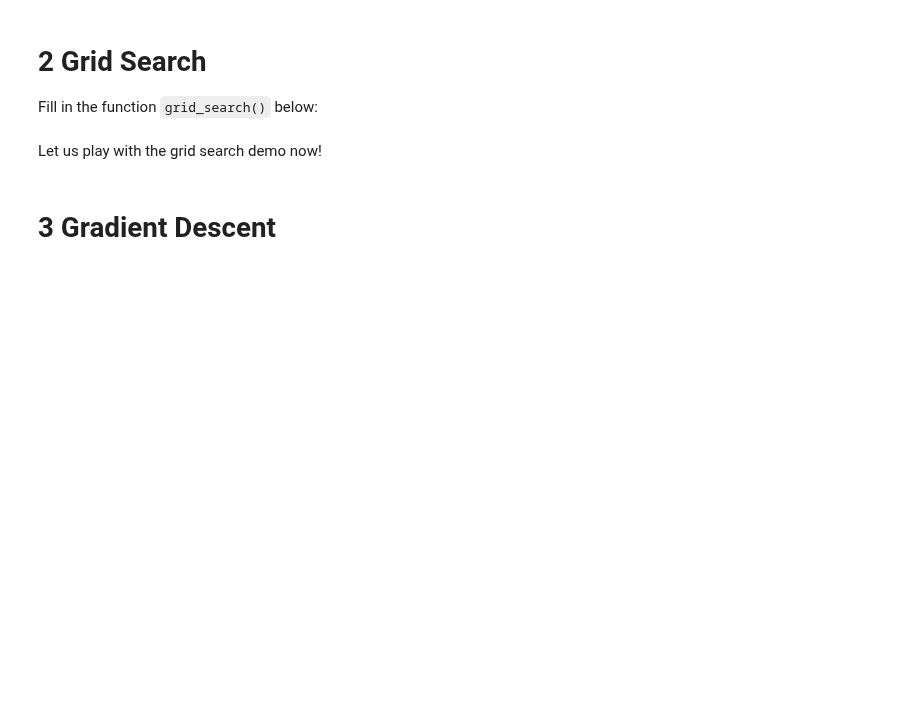
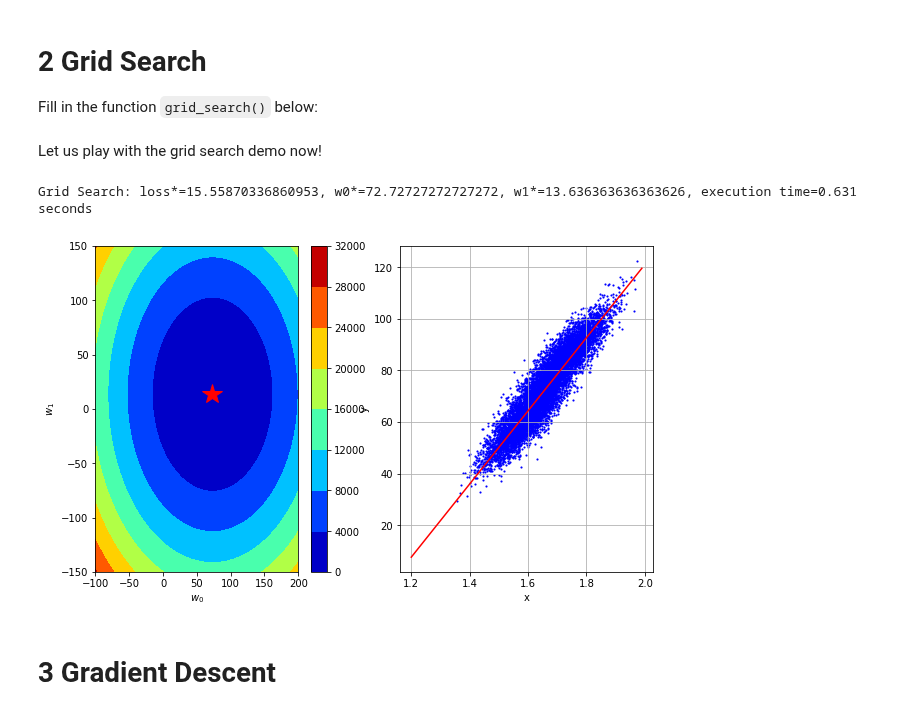
Before and after one commit to epfml/ML_course, a Jupyter notebook: labs/ex02/template/ex02.ipynb, the cells around one changed output. Drawn from its saved outputs; the diff is of its cells as text; code cells hidden in the pictures; blank space fills up the shorter version.

```diff
--- a/labs/ex02/template/ex02.ipynb
+++ b/labs/ex02/template/ex02.ipynb
@@ -20,0 +20,5 @@ y.shape, tx.shape
+# %%
+y.shape, tx.shape
+w = np.array([1,2]).T
+print(np.shape(tx)[0],np.shape(y)[0])
+print(compute_loss(y, tx, w))
@@ -23,17 +30,22 @@ y.shape, tx.shape
 # %% [markdown]
 Fill in the `compute_loss` function below:
 <a id='compute_loss'></a>
-# %%
-def compute_loss(y, tx, w):
-    """Calculate the loss.
-
-    You can calculate the loss using mse or mae.
-    """
-    # ***************************************************
-    # INSERT YOUR CODE HERE
-    # TODO: compute loss by MSE
-    # ***************************************************
-    raise NotImplementedError
+# %%
+def compute_loss(y, tx, w, method="mse"):
+    """Calculate the loss.
+
+    You can calculate the loss using mse or mae.
+    """
+    # ***************************************************
+    error = y - np.dot(tx,w)
+    if method == "mae":
+        return np.sum(np.abs(error)) / np.shape(y)[0] / 2
+    elif method == "mse":
+        return np.inner(error,error) / np.shape(y)[0] / 2 #for MSE
+    else:
+        raise Exception("spam")
+        #return np.sum(error**2) / np.shape(y)[0] / 2 #equivalent
+    # ***************************************************
 # %% [markdown]
 # 2 Grid Search
 
@@ -43,37 +55,41 @@ def grid_search(y, tx, w0, w1):
     """Algorithm for grid search."""
     losses = np.zeros((len(w0), len(w1)))
     # ***************************************************
-    # INSERT YOUR CODE HERE
-    # TODO: compute loss for each combination of w0 and w1.
+    for i in range(len(w0)):
+        for j in range(len(w1)):
+            wtest = np.array([w0[i],w1[j]])
+            losses[i,j] = compute_loss(y, tx, wtest)
     # ***************************************************
-    raise NotImplementedError
     return losses
 # %% [markdown]
 Let us play with the grid search demo now!
 # %%
 from grid_search import generate_w, get_best_parameters
 from plots import grid_visualization
 
 # Generate the grid of parameters to be swept
-grid_w0, grid_w1 = generate_w(num_intervals=10)
+grid_w0, grid_w1 = generate_w(num_intervals=100)
 
 # Start the grid search
 start_time = datetime.datetime.now()
 grid_losses = grid_search(y, tx, grid_w0, grid_w1)
 
 # Select the best combinaison
 loss_star, w0_star, w1_star = get_best_parameters(grid_w0, grid_w1, grid_losses)
 end_time = datetime.datetime.now()
 execution_time = (end_time - start_time).total_seconds()
 
 # Print the results
 print("Grid Search: loss*={l}, w0*={w0}, w1*={w1}, execution time={t:.3f} seconds".format(
       l=loss_star, w0=w0_star, w1=w1_star, t=execution_time))
 
 # Plot the results
 fig = grid_visualization(grid_losses, grid_w0, grid_w1, mean_x, std_x, height, weight)
 fig.set_size_inches(10.0,6.0)
 fig.savefig("grid_plot")  # Optional saving
+# %% [output]
+Grid Search: loss*=15.55870336860953, w0*=72.72727272727272, w1*=13.636363636363626, execution time=0.631 seconds
+[figure, added]
 # %% [markdown]
 # 3 Gradient Descent
 # %% [markdown]
```
Also changed, not shown: parts of 19 cells of this notebook, 13 other files.
